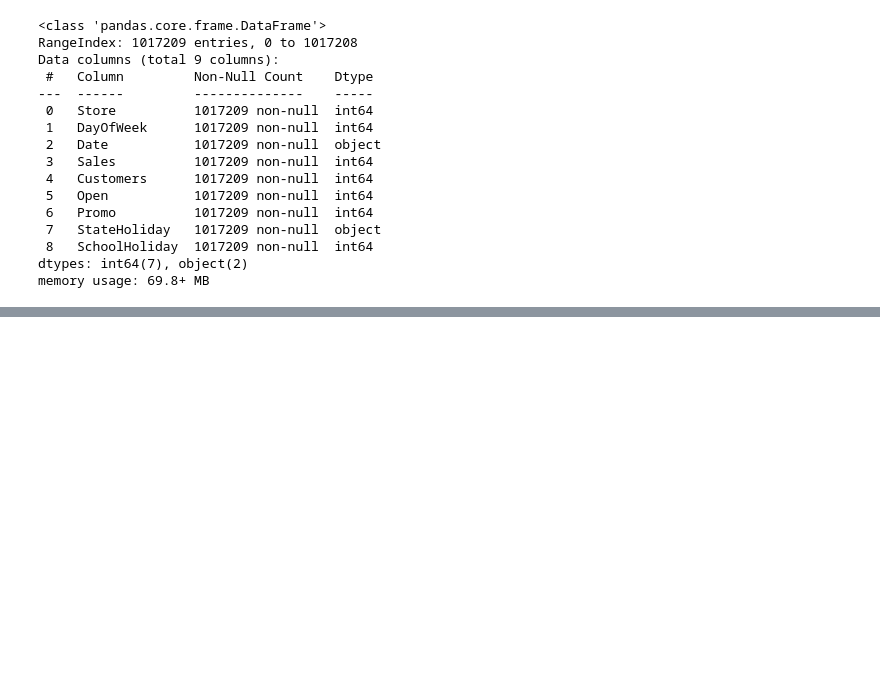
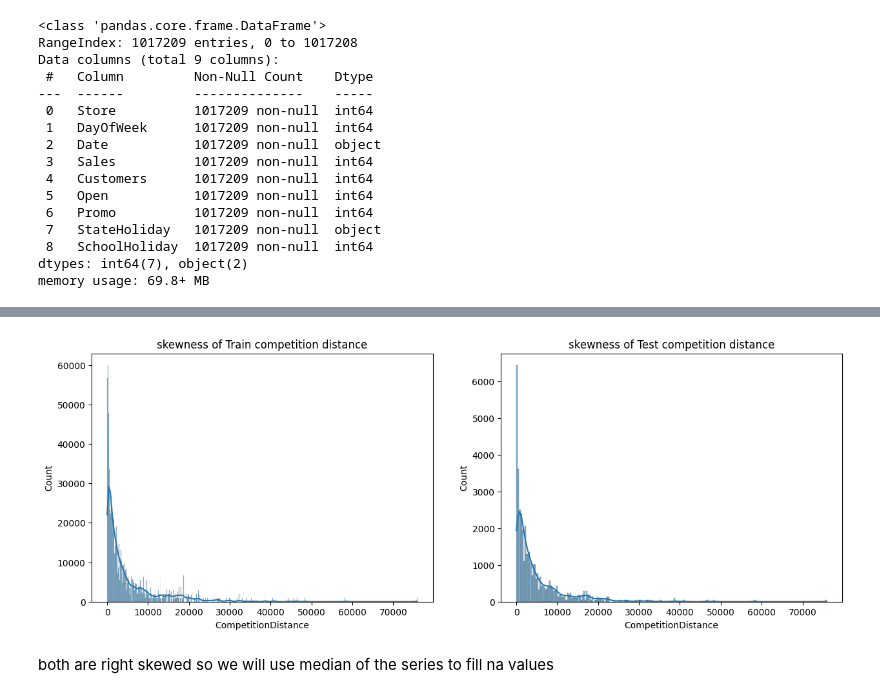
Before and after one commit to Nathnael12/pharmaceutical-sales-prediction, a Jupyter notebook: notbooks/data_preprocessing.ipynb, the cells around one changed output, grey strips where cells are left out. Drawn from its saved outputs; the diff is of its cells as text; code cells hidden in the pictures; blank space fills up the shorter version.

Commit message:
complete notebook to clean data

```diff
--- a/notbooks/data_preprocessing.ipynb
+++ b/notbooks/data_preprocessing.ipynb
@@ -13,5 +14,7 @@ from util import Util
 # %%
 util = Util()
+cleaner=DataCleaner()
+plotter = Plotter()
 cwd = os.getcwd()
 # %% [markdown]
 ### read  our data
@@ -136,0 +142,3 @@ memory usage: 69.8+ MB
+# %%
+complete_train=store.merge(train,on="Store")
+complete_train.head()
@@ -136,0 +152,3 @@ memory usage: 69.8+ MB
+# %%
+complete_test=store.merge(test,on="Store")
+complete_test.head()
@@ -136,0 +162,3 @@ memory usage: 69.8+ MB
+# %%
+complete_test=cleaner.convert_to_datetime(complete_test,["Date"])
+complete_train=cleaner.convert_to_datetime(complete_train,["Date"])
@@ -136,0 +281,14 @@ memory usage: 69.8+ MB
+# %%
+plt.subplots(1,2,figsize=(15,5))
+
+plt.subplot(1,2,1,title="skewness of Train competition distance")
+sns.histplot(complete_train["CompetitionDistance"],kde=True)
+
+plt.subplot(1,2,2,title="skewness of Test competition distance")
+sns.histplot(complete_test["CompetitionDistance"],kde=True)
+
+plt.show()
+# %% [output]
+[figure, added]
+# %% [markdown]
+both are right skewed so we will use median of the series to fill na values
```
Also changed, not shown: parts of 27 cells of this notebook.
